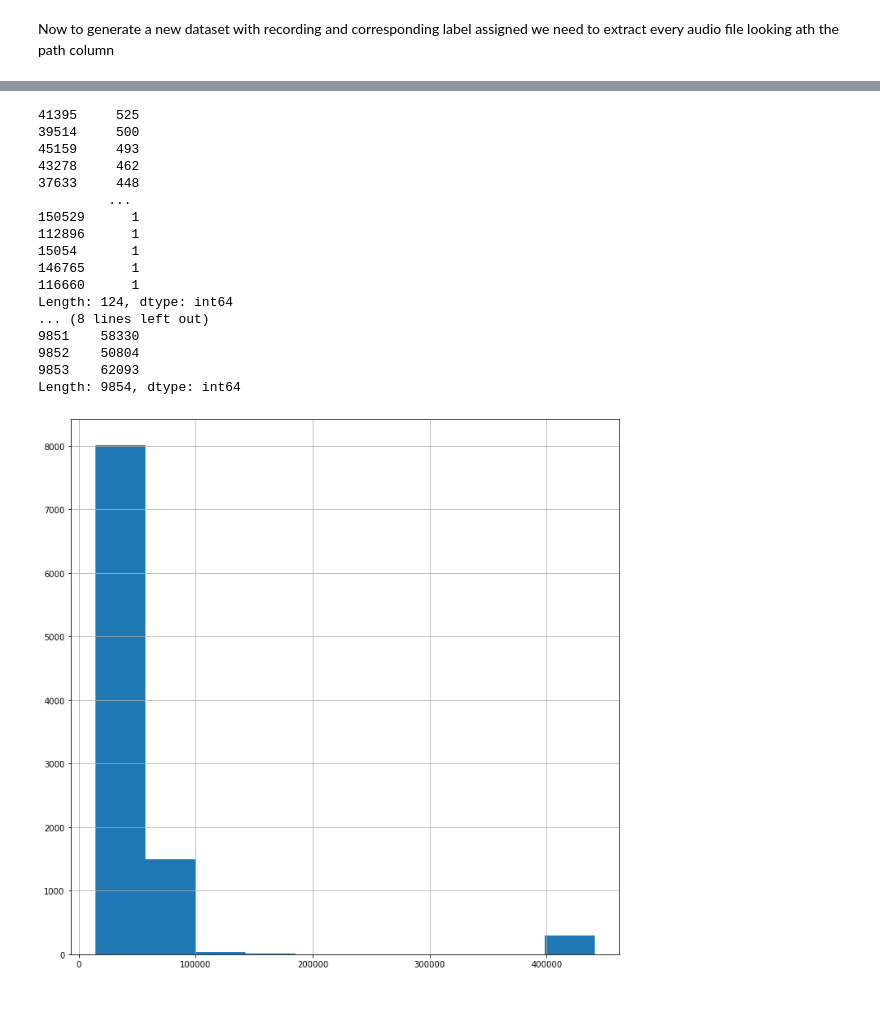
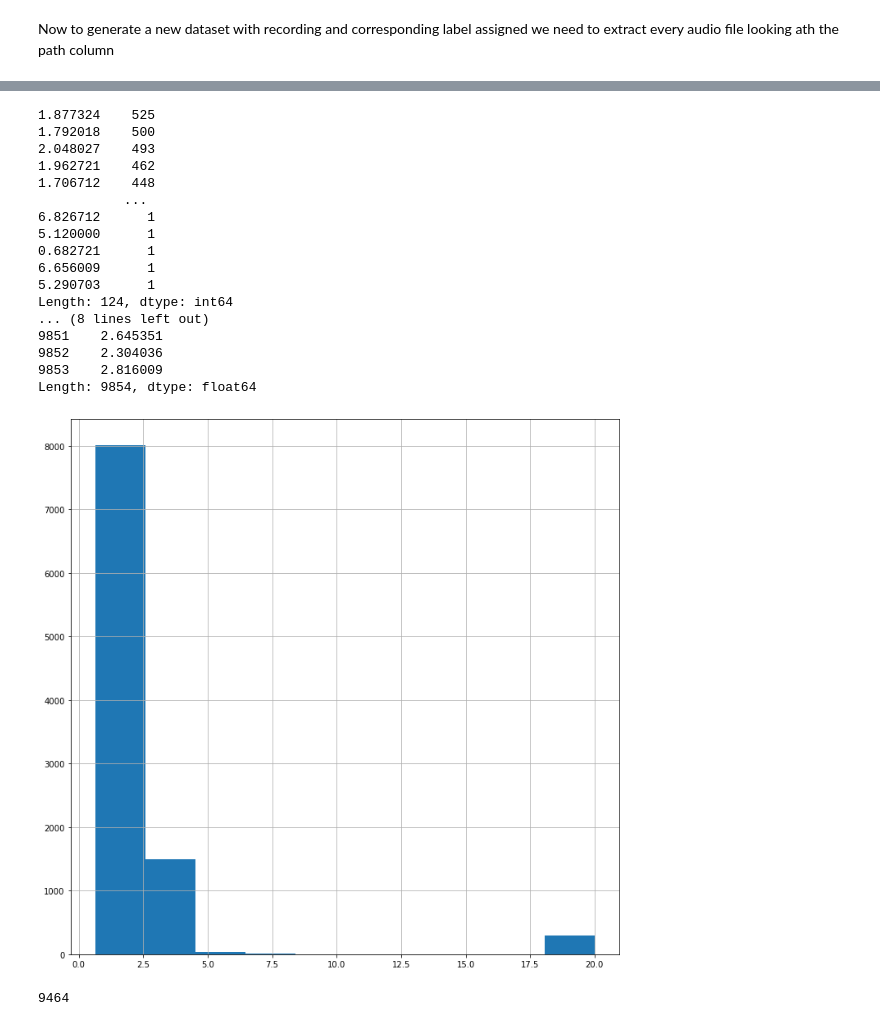
Before and after one commit to andrerubeis/Intent-Detection, a Jupyter notebook: exam_winter_22_23_notebook.ipynb, the cells around one changed output, grey strips where cells are left out. Saved outputs shown, nothing was run; the diff lists cells and outputs as text; code cells hidden in the pictures.

```diff
--- a/exam_winter_22_23_notebook.ipynb
+++ b/exam_winter_22_23_notebook.ipynb
@@ -132,13 +149,3 @@ Now to generate a new dataset with recording and corresponding label assigned we
 # %%
 path_working_directory = r'C:/Users/andre/OneDrive/Documenti/GitHub/winter_exam_22_23'
 paths_recordings = df_development['path']
-signals = []
-sample_rates = []
-
-for path in paths_recordings:
-    file_path = f'{path_working_directory}/{path}'
-
-    signal, sr = librosa.load(file_path)
-
-    signals.append(signal)
-    sample_rates.append(sr)
@@ -145,8 +163,8 @@ for path in paths_recordings:
 # %%
-labels = df_development['labels']
-df = []
-df.append(paths_recordings)
-df.append(signals)
-df.append(sample_rates)
-df.append(labels)
+# labels = df_development['labels']
+# df = []
+# df.append(paths_recordings)
+# df.append(signals)
+# df.append(sample_rates)
+# df.append(labels)
 # %%
@@ -163,28 +200,43 @@ with open(path_working_directory+name_file, 'rb') as f:
 # %%
 length_audios = []
-for item in df[1]:
+length_audios_seconds = []
+indexes = []
+i = 0
+
+for item,sr in zip(df[1], df[2]):
     length_audios.append(len(item))
+    length_audios_seconds.append(len(item)/sr)
+    if len(item)/sr  <=4:
+        indexes.append(i)
+    i = i+1
+
+
 length_audios=pd.Series(length_audios)
-print(length_audios.value_counts())
+length_audios_seconds = pd.Series(length_audios_seconds)
+print(length_audios_seconds.value_counts())
 plt.figure(figsize=(12,12))
-length_audios.hist()
-print(length_audios)
+length_audios_seconds.hist()
+print(length_audios_seconds)
 # %% [output]
-41395     525
-39514     500
-45159     493
-43278     462
-37633     448
-         ...
-150529      1
-112896      1
-15054       1
-146765      1
-116660      1
+1.877324    525
+1.792018    500
+2.048027    493
+1.962721    462
+1.706712    448
+           ...
+6.826712      1
+5.120000      1
+0.682721      1
+6.656009      1
+5.290703      1
 Length: 124, dtype: int64
 ... (8 lines left out)
-9851    58330
-9852    50804
-9853    62093
-Length: 9854, dtype: int64
+9851    2.645351
+9852    2.304036
+9853    2.816009
+Length: 9854, dtype: float64
-[figure, old version]
+[figure, new version]
+# %%
+len(indexes)
+# %% [output]
+9464
```
Also changed, not shown: parts of 57 cells of this notebook.
